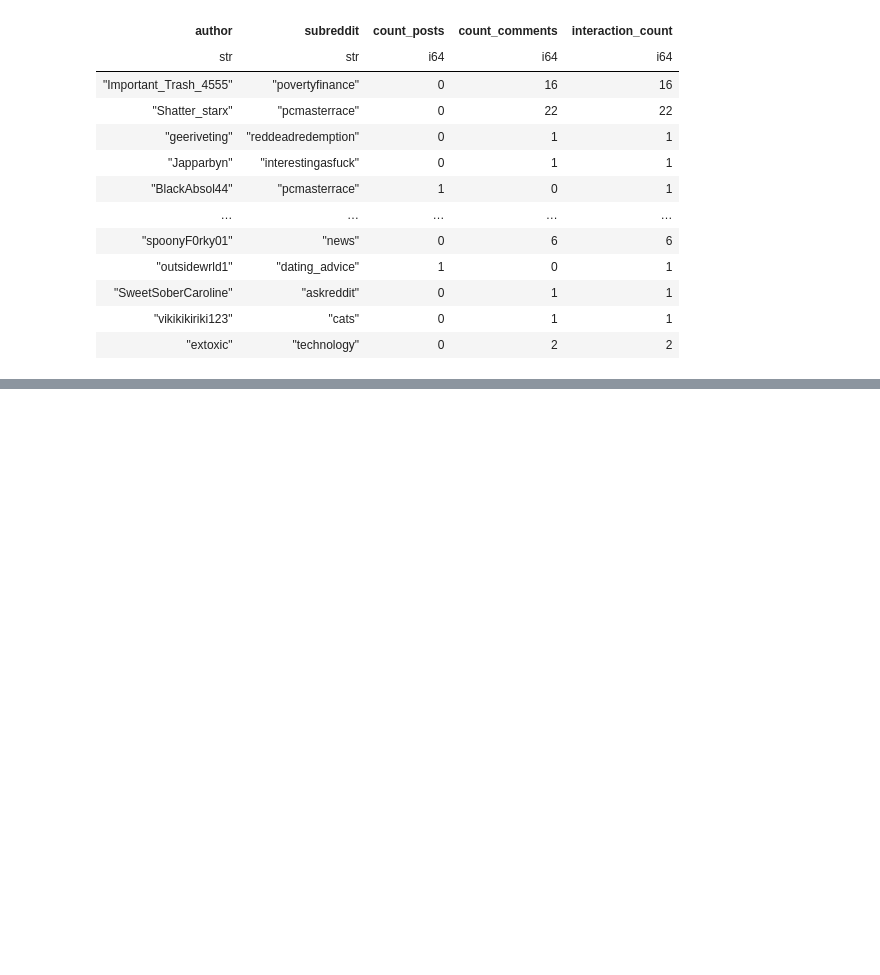
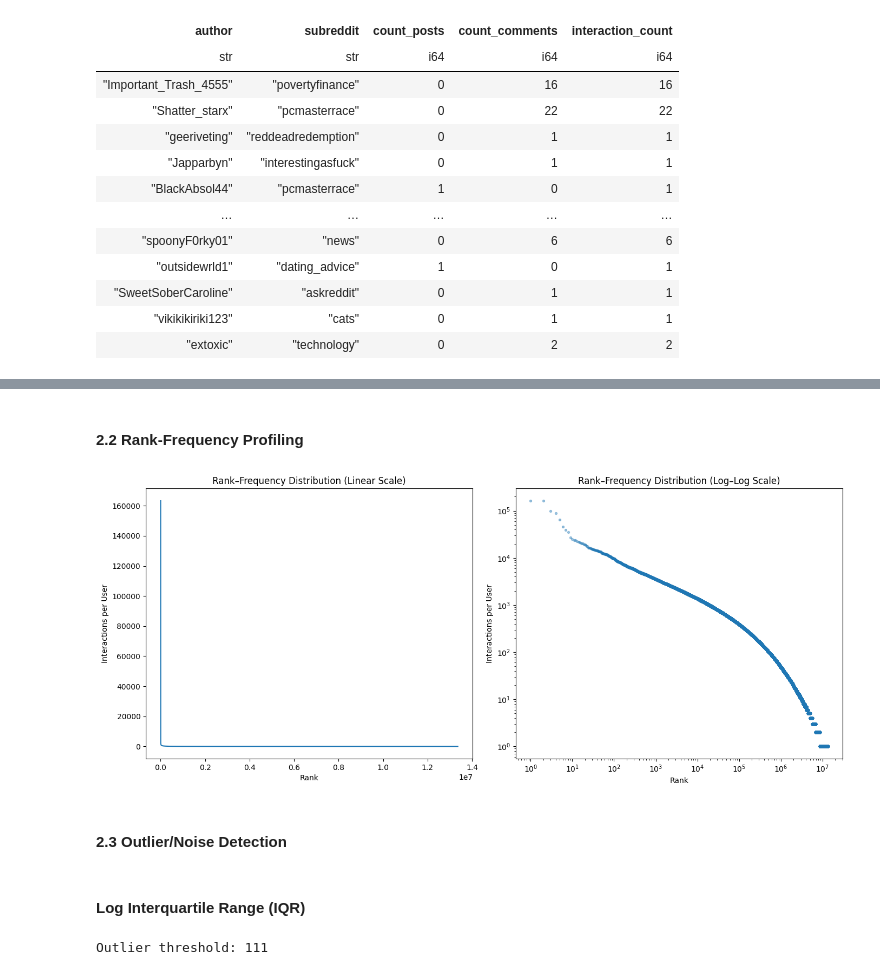
Before and after one commit to Donyl-Alcantara/Accesslab_MiniProject_Alcantara-Vocal, a Jupyter notebook: 04 Network Topology.ipynb, the cells around one changed output, grey strips where cells are left out. Drawn from its saved outputs; the diff is of its cells as text; code cells hidden in the pictures; blank space fills up the shorter version.

```diff
--- a/04 Network Topology.ipynb
+++ b/04 Network Topology.ipynb
@@ -35,0 +109,47 @@ shape: (46_724_134, 5)
+# %% [markdown]
+#### 2.2 Rank-Frequency Profiling
+# %%
+# visualize the long-tail dist with and without scaling
+# convert polars series to numpy
+x = df_author_interaction['rank'].to_numpy()
+y = df_author_interaction['interaction_per_user'].to_numpy()
+
+fig, axes = plt.subplots(1, 2, figsize=(14,6))
+
+# Linear scale
+axes[0].plot(x, y)
+axes[0].set_title("Rank–Frequency Distribution (Linear Scale)")
+axes[0].set_xlabel("Rank")
+axes[0].set_ylabel("Interactions per User")
+
+# Log–Log scale
+axes[1].scatter(x, y, alpha=0.4, s=8, color='#1f77b4')
+axes[1].set_xscale("log")
+axes[1].set_yscale("log")
+axes[1].set_title("Rank–Frequency Distribution (Log–Log Scale)")
+axes[1].set_xlabel("Rank")
+axes[1].set_ylabel("Interactions per User")
+
+plt.tight_layout()
+plt.show()
+# %% [output]
+[figure, added]
+# %% [markdown]
+#### 2.3 Outlier/Noise Detection
+# %% [markdown]
+#### Log Interquartile Range (IQR)
+# %%
+data = df_author_interaction["interaction_per_user"].to_numpy()
+log_data = np.log1p(data)
+
+Q1 = np.percentile(log_data, 25)
+Q3 = np.percentile(log_data, 75)
+IQR = Q3 - Q1
+
+upper_bound = Q3 + 1.5 * IQR
+
+outliers = data[log_data > upper_bound]
+
+print(f"Outlier threshold: {np.expm1(upper_bound):.0f}")
+# %% [output]
+Outlier threshold: 111
```
Also changed, not shown: parts of 28 cells of this notebook, 2 other files.
